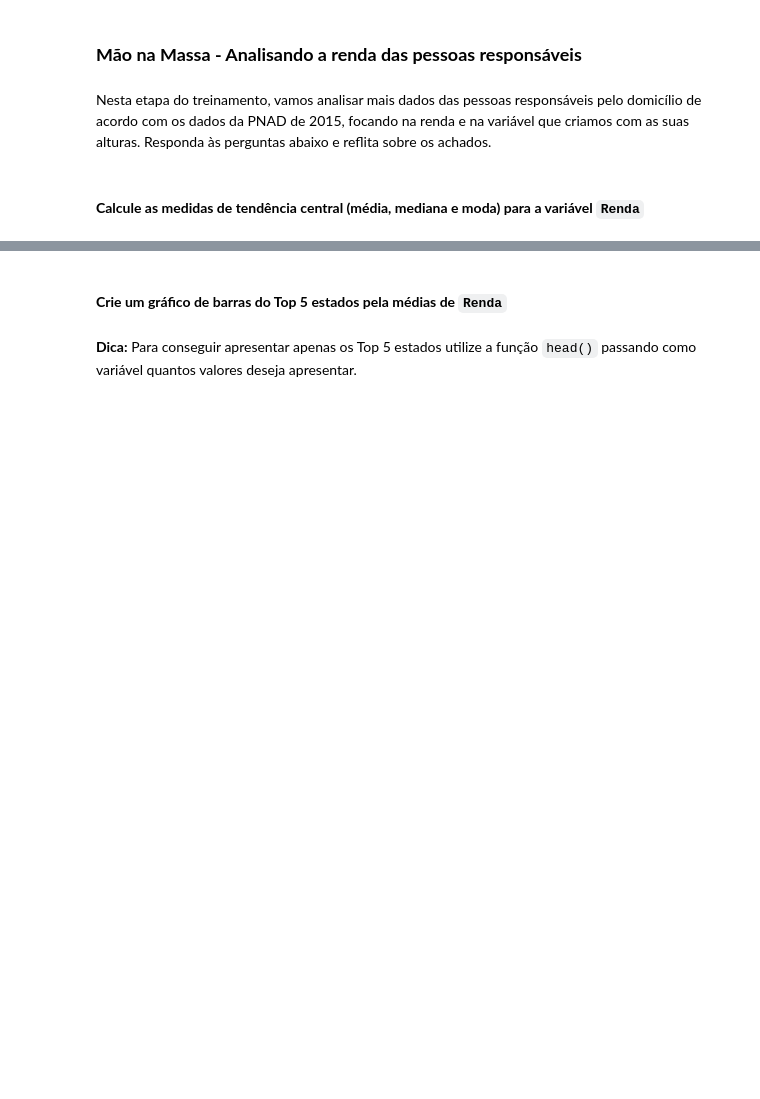
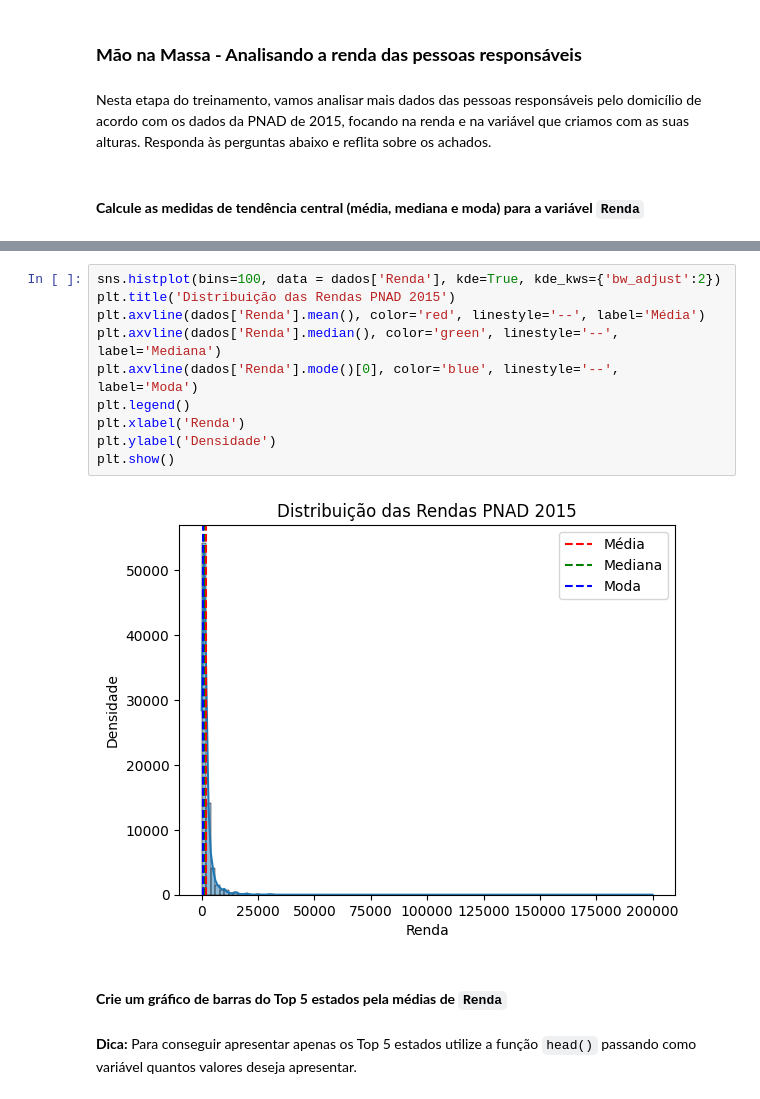
Before and after one commit to mauricioaalmeida/ONE-ETL, a Jupyter notebook: Desafios_Estatistica_01.ipynb, the cells around one changed output, grey strips where cells are left out. Drawn from its saved outputs; the diff is of its cells as text; blank space fills up the shorter version.

Commit message:
3 - Média, Mediana e Moda

```diff
--- a/Desafios_Estatistica_01.ipynb
+++ b/Desafios_Estatistica_01.ipynb
@@ -428,3 +436,15 @@ Nesta etapa do treinamento, vamos analisar mais dados das pessoas responsáveis
+# %%
+sns.histplot(bins=100, data = dados['Renda'], kde=True, kde_kws={'bw_adjust':2})
+plt.title('Distribuição das Rendas PNAD 2015')
+plt.axvline(dados['Renda'].mean(), color='red', linestyle='--', label='Média')
+plt.axvline(dados['Renda'].median(), color='green', linestyle='--', label='Mediana')
+plt.axvline(dados['Renda'].mode()[0], color='blue', linestyle='--', label='Moda')
+plt.legend()
+plt.xlabel('Renda')
+plt.ylabel('Densidade')
+plt.show()
+# %% [output]
+[figure, added]
 # %% [markdown]
 #### **Crie um gráfico de barras do Top 5 estados pela médias de `Renda`**
 # %% [markdown]
```
Also changed, not shown: parts of 18 cells of this notebook.
